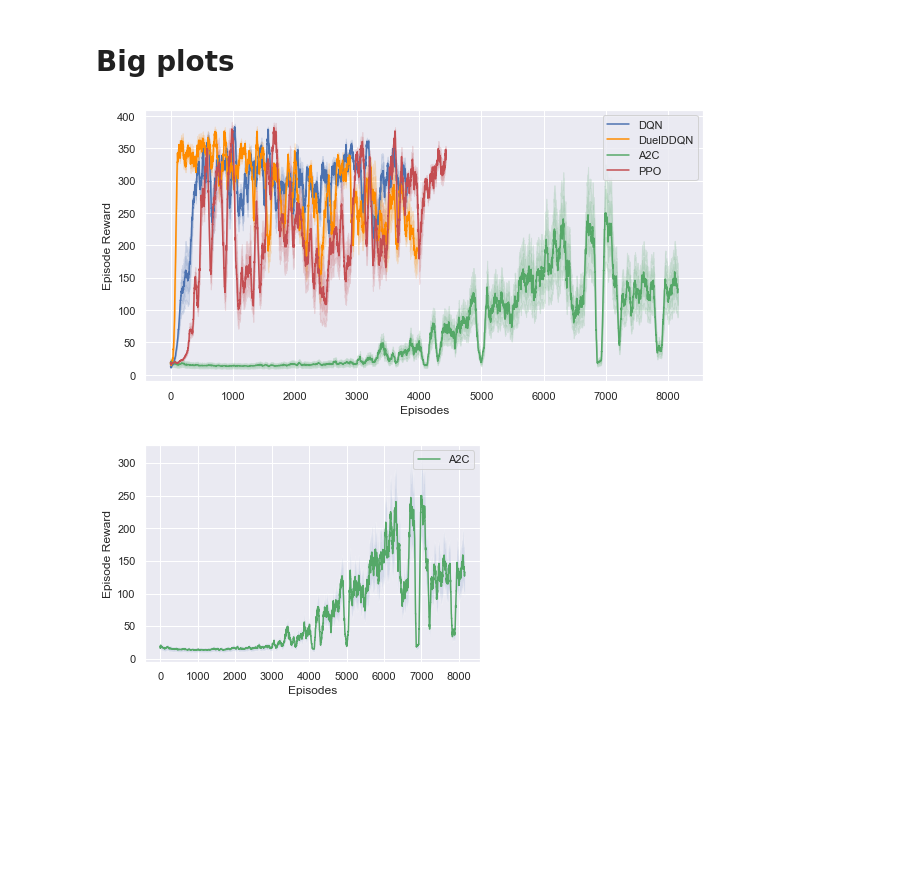
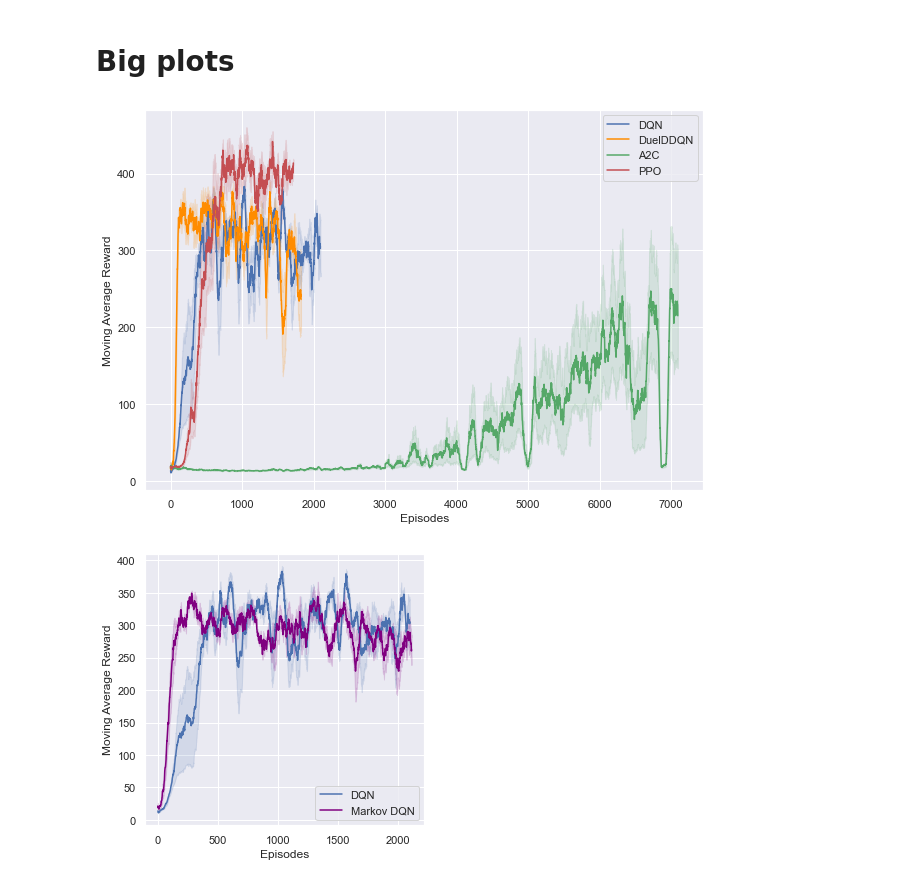
Before and after one commit to TheodoreWolf/climate_policy_rl, a Jupyter notebook: plot_making.ipynb, the cells around one changed output. Saved outputs shown, nothing was run; the diff lists cells and outputs as text; code cells hidden in the pictures; blank space fills up the shorter version.

Commit message:
experiments update

```diff
--- a/plot_making.ipynb
+++ b/plot_making.ipynb
@@ -212,9 +207,10 @@ plt.savefig(os.path.join(proj_dir, "overleaf images", "sweep a2c corr2.png"), bb
 # %% [markdown]
 # Big plots
 # %%
-with open(os.path.join(proj_dir, "experiment_data", "default", "duelddqn_data.json"),"r") as f:
+ # default
+with open(os.path.join(proj_dir, "experiment_data", "default", "2duelddqn_data.json"),"r") as f:
           ddqn_data = json.load(f)
-with open(os.path.join(proj_dir, "experiment_data", "default","ppo_data.json"),"r") as f:
+with open(os.path.join(proj_dir, "experiment_data", "default","2ppo_data.json"),"r") as f:
           ppo_data = json.load(f)
 with open(os.path.join(proj_dir, "experiment_data", "default","dqn_data.json"),"r") as f:
           dqn_data = json.load(f)
@@ -249,50 +236,39 @@ def stack_data_min(agent_data, key="rewards"):
 # %%
-plt.figure(figsize=(10,5))
+plt.figure(figsize=(10,7))
+value=0.5
 # dqn
-dqn_mean = np.mean(stack_data_min(dqn_data, key="moving_avg_rewards"), axis=0)
-dqn_std =  np.std(stack_data_min(dqn_data, key="moving_avg_rewards"), axis=0)
+dqn_mean = np.mean(stack_data_min(dqn_data, key="moving_avg_rewards"), axis=0)[:int(len(dqn_data[0]["rewards"])/2)]
+dqn_std =  np.std(stack_data_min(dqn_data, key="moving_avg_rewards"), axis=0)[:int(len(dqn_data[0]["rewards"])/2)]
 plt.plot(dqn_mean, label="DQN", c="b")
-plt.fill_between(np.arange(len(dqn_mean)), dqn_mean - 0.3*dqn_std, dqn_mean+0.3*dqn_std, alpha=0.15, color="b")
-plt.fill_between(np.arange(len(dqn_mean)), dqn_mean - 0.15*dqn_std, dqn_mean+0.15*dqn_std, alpha=0.15, color="b")
+plt.fill_between(np.arange(len(dqn_mean)), dqn_mean - value*dqn_std, dqn_mean+value*dqn_std, alpha=0.15, color="b")
+# plt.fill_between(np.arange(len(dqn_mean)), dqn_mean - 0.15*dqn_std, dqn_mean+0.15*dqn_std, alpha=0.15, color="b")
 
 
 # ddqn
 ddqn_mean = np.mean(stack_data_min(ddqn_data, key="moving_avg_rewards"), axis=0)
 ddqn_std = np.std(stack_data_min(ddqn_data, key="moving_avg_rewards"), axis=0)
 plt.plot(ddqn_mean, label="DuelDDQN", c="darkorange")
-plt.fill_between(np.arange(len(ddqn_mean)), ddqn_mean - 0.3*ddqn_std, ddqn_mean+0.3*ddqn_std, alpha=0.15, color="darkorange")
-plt.fill_between(np.arange(len(ddqn_mean)), ddqn_mean - 0.15*ddqn_std, ddqn_mean+0.15*ddqn_std, alpha=0.15, color="darkorange")
+plt.fill_between(np.arange(len(ddqn_mean)), ddqn_mean - value*ddqn_std, ddqn_mean+value*ddqn_std, alpha=0.15, color="darkorange")
+# plt.fill_between(np.arange(len(ddqn_mean)), ddqn_mean - 0.15*ddqn_std, ddqn_mean+0.15*ddqn_std, alpha=0.15, color="darkorange")
 
 # a2c
-a2c_mean = np.mean(stack_data_min(a2c_data, key="moving_avg_rewards"), axis=0)
-a2c_std = np.mean(stack_data_min(a2c_data, key="moving_avg_rewards"), axis=0)
+a2c_mean = np.mean(stack_data_min(a2c_data, key="moving_avg_rewards"), axis=0)[:int(len(a2c_data[0]["rewards"])/2)+1000]
+a2c_std = np.std(stack_data_min(a2c_data, key="moving_avg_rewards"), axis=0)[:int(len(a2c_data[0]["rewards"])/2)+1000]
 plt.plot(a2c_mean, label="A2C", c="g")
-plt.fill_between(np.arange(len(a2c_mean)), a2c_mean - 0.3*a2c_std, a2c_mean+0.3*a2c_std, alpha=0.15, color="g")
-plt.fill_between(np.arange(len(a2c_mean)), a2c_mean - 0.15*a2c_std, a2c_mean+0.15*a2c_std, alpha=0.15, color="g")
+plt.fill_between(np.arange(len(a2c_mean)), a2c_mean -value*a2c_std, a2c_mean+value*a2c_std, alpha=0.15, color="g")
+# plt.fill_between(np.arange(len(a2c_mean)), a2c_mean - 0.15*a2c_std, a2c_mean+0.15*a2c_std, alpha=0.15, color="g")
 
 # ppo
-ppo_mean = np.mean(stack_data_min(ppo_data, key="moving_avg_rewards"), axis=0)
-ppo_std = np.std(stack_data_min(ppo_data, key="moving_avg_rewards"), axis=0)
+ppo_mean = np.mean(stack_data_min(ppo_data, key="moving_avg_rewards"), axis=0)[:int(len(ppo_data[0]["rewards"])/2)+100]
+ppo_std = np.std(stack_data_min(ppo_data, key="moving_avg_rewards"), axis=0)[:int(len(ppo_data[0]["rewards"])/2)+100]
 plt.plot(ppo_mean, label="PPO", c="r")
-plt.fill_between(np.arange(len(ppo_mean)), ppo_mean - 0.3*ppo_std, ppo_mean+0.3*ppo_std, alpha=0.15, color="r")
-plt.fill_between(np.arange(len(ppo_mean)), ppo_mean - 0.15*ppo_std, ppo_mean+0.15*ppo_std, alpha=0.15, color="r")
+plt.fill_between(np.arange(len(ppo_mean)), ppo_mean - value*ppo_std, ppo_mean+value*ppo_std, alpha=0.15, color="r")
+# plt.fill_between(np.arange(len(ppo_mean)), ppo_mean - 0.15*ppo_std, ppo_mean+0.15*ppo_std, alpha=0.15, color="r")
 
 
 plt.legend()
 plt.xlabel("Episodes")
-plt.ylabel("Episode Reward");
-# plt.savefig(os.path.join(proj_dir, "overleaf images", "default plot2.png"), bbox_inches="tight", dpi=200)
+plt.ylabel("Moving Average Reward");
+plt.savefig(os.path.join(proj_dir, "overleaf images", "default plot3.png"), bbox_inches="tight", dpi=200)
 # %% [output]
-[figure, old version]
+[figure, new version]
-# %%
-a2c_mean = np.mean(stack_data_min(a2c_data, key="moving_avg_rewards"), axis=0)
-a2c_std = np.mean(stack_data_min(a2c_data, key="moving_avg_rewards"), axis=0)
-
-plt.plot(a2c_mean, label="A2C", c="g")
-plt.fill_between(np.arange(len(a2c_mean)), a2c_mean - 0.25*a2c_std, a2c_mean+0.25*a2c_std, alpha=0.15)
-plt.legend()
-plt.xlabel("Episodes")
-plt.ylabel("Episode Reward");
-plt.savefig(os.path.join(proj_dir, "overleaf images", "a2cplot.png"), bbox_inches="tight")
-# %% [output]
-[figure, removed]
@@ -298,0 +294,21 @@ plt.savefig(os.path.join(proj_dir, "overleaf images", "a2cplot.png"), bbox_inche
+# %%
+plt.figure(figsize=(5,5))
+value=0.5
+# dqn
+dqn_mean = np.mean(stack_data_min(dqn_data, key="moving_avg_rewards"), axis=0)[:int(len(dqn_data[0]["rewards"])/2)]
+dqn_std =  np.std(stack_data_min(dqn_data, key="moving_avg_rewards"), axis=0)[:int(len(dqn_data[0]["rewards"])/2)]
+plt.plot(dqn_mean, label="DQN", c="b")
+plt.fill_between(np.arange(len(dqn_mean)), dqn_mean - value*dqn_std, dqn_mean+value*dqn_std, alpha=0.15, color="b")
+# plt.fill_between(np.arange(len(dqn_mean)), dqn_mean - 0.15*dqn_std, dqn_mean+0.15*dqn_std, alpha=0.15, color="b")
+
+markov_dqn_mean = np.mean(stack_data_min(markov_dqn_data, key="moving_avg_rewards"), axis=0)
+markov_dqn_std =  np.std(stack_data_min(markov_dqn_data, key="moving_avg_rewards"), axis=0)
+plt.plot(markov_dqn_mean, label="Markov DQN", c="purple")
+plt.fill_between(np.arange(len(markov_dqn_mean)), markov_dqn_mean - value*markov_dqn_std, markov_dqn_mean+value*markov_dqn_std, alpha=0.15, color="purple")
+
+plt.legend()
+plt.xlabel("Episodes")
+plt.ylabel("Moving Average Reward");
+plt.savefig(os.path.join(proj_dir, "overleaf images", "markov dqn.png"), bbox_inches="tight", dpi=200)
+# %% [output]
+[figure, added]
```
Also changed, not shown: parts of 24 cells of this notebook, 7 other files.
